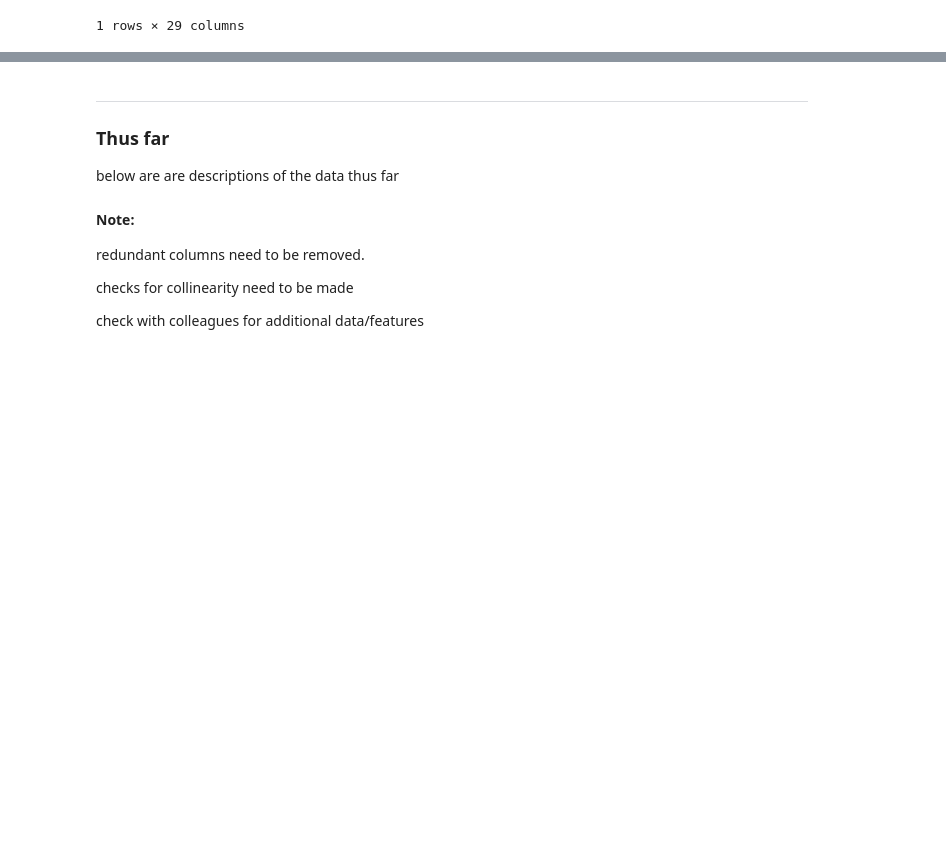
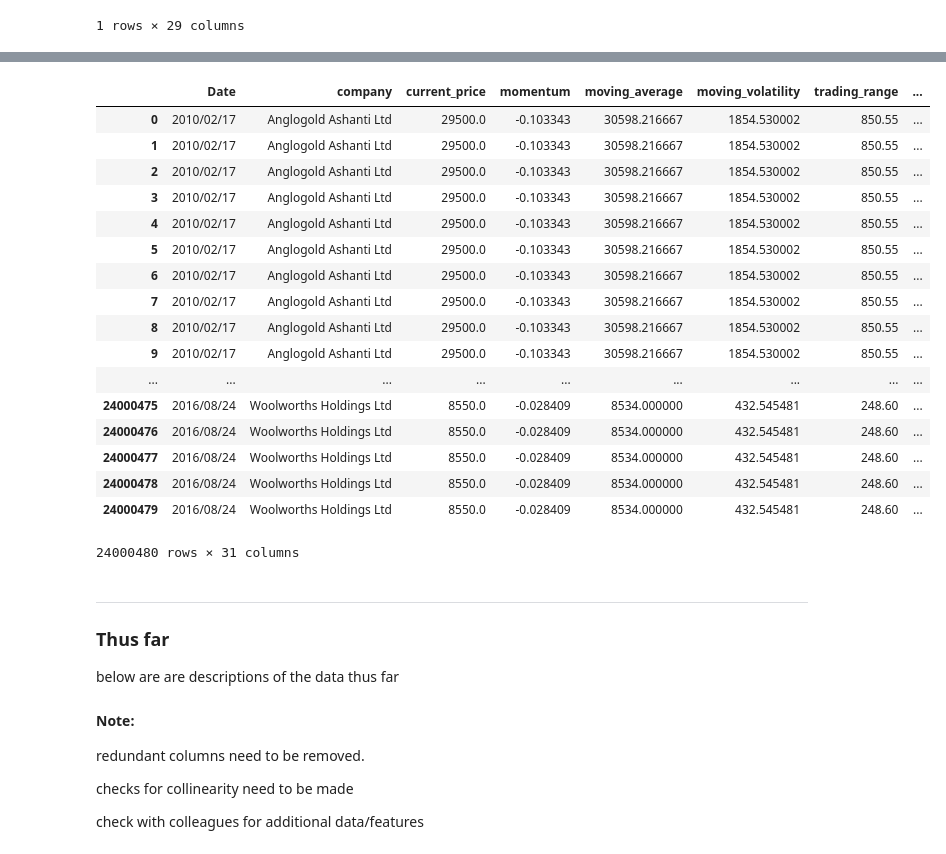
Before and after one commit to Wahe3bru/LinReg, a Jupyter notebook: ResearchBook.ipynb, the cells around one changed output, grey strips where cells are left out. Drawn from its saved outputs; the diff is of its cells as text; code cells hidden in the pictures; blank space fills up the shorter version.

```diff
--- a/ResearchBook.ipynb
+++ b/ResearchBook.ipynb
@@ -140,0 +161,2 @@ df_5.head(1)
+# %%
+oil_df = pd.read_csv('data_source/BrentOil.csv', delimiter=';',parse_dates=True, usecols=[0,1], names=['Date','Brent Oil'], infer_datetime_format=True)
@@ -140,0 +175,6 @@ df_5.head(1)
+# %%
+# Merge with BrentOil and drop unnecessary columns
+df_6 = df_5.merge(oil_df, how='left',
+                 left_on=df_5['Date'],
+                 right_on=oil_df['Date'],
+                 suffixes=('', '_y')).drop('Date_y', axis=1)
@@ -140,0 +191,2 @@ df_5.head(1)
+# %%
+gold_df = pd.read_csv('data_source/Gold.csv', delimiter=';',parse_dates=True, usecols=[0,1], names=['Date','Gold'], infer_datetime_format=True)
@@ -141,3 +202,30 @@ df_5.head(1)
+# %%
+# Merge with Gold and drop unnecessary columns
+df_7 = df_6.merge(gold_df, how='left',
+                 left_on=df_6['Date'].apply(lambda x: x[:4]),
+                 right_on=gold_df['Date'].apply(lambda x: str(x)[-4:]),
+                 suffixes=('', '_y')).drop('Date_y', axis=1)
+# %%
+df_7
+# %% [output]
+|  | Date | company | current_price | momentum | moving_average | moving_volatility | trading_range | ... |
+| 0 | 2010/02/17 | Anglogold Ashanti Ltd | 29500.0 | -0.103343 | 30598.216667 | 1854.530002 | 850.55 | ... |
+| 1 | 2010/02/17 | Anglogold Ashanti Ltd | 29500.0 | -0.103343 | 30598.216667 | 1854.530002 | 850.55 | ... |
+| 2 | 2010/02/17 | Anglogold Ashanti Ltd | 29500.0 | -0.103343 | 30598.216667 | 1854.530002 | 850.55 | ... |
+| 3 | 2010/02/17 | Anglogold Ashanti Ltd | 29500.0 | -0.103343 | 30598.216667 | 1854.530002 | 850.55 | ... |
+| 4 | 2010/02/17 | Anglogold Ashanti Ltd | 29500.0 | -0.103343 | 30598.216667 | 1854.530002 | 850.55 | ... |
+| 5 | 2010/02/17 | Anglogold Ashanti Ltd | 29500.0 | -0.103343 | 30598.216667 | 1854.530002 | 850.55 | ... |
+| 6 | 2010/02/17 | Anglogold Ashanti Ltd | 29500.0 | -0.103343 | 30598.216667 | 1854.530002 | 850.55 | ... |
+| 7 | 2010/02/17 | Anglogold Ashanti Ltd | 29500.0 | -0.103343 | 30598.216667 | 1854.530002 | 850.55 | ... |
+| 8 | 2010/02/17 | Anglogold Ashanti Ltd | 29500.0 | -0.103343 | 30598.216667 | 1854.530002 | 850.55 | ... |
+| 9 | 2010/02/17 | Anglogold Ashanti Ltd | 29500.0 | -0.103343 | 30598.216667 | 1854.530002 | 850.55 | ... |
+| ... | ... | ... | ... | ... | ... | ... | ... | ... |
+| 24000475 | 2016/08/24 | Woolworths Holdings Ltd | 8550.0 | -0.028409 | 8534.000000 | 432.545481 | 248.60 | ... |
+| 24000476 | 2016/08/24 | Woolworths Holdings Ltd | 8550.0 | -0.028409 | 8534.000000 | 432.545481 | 248.60 | ... |
+| 24000477 | 2016/08/24 | Woolworths Holdings Ltd | 8550.0 | -0.028409 | 8534.000000 | 432.545481 | 248.60 | ... |
+| 24000478 | 2016/08/24 | Woolworths Holdings Ltd | 8550.0 | -0.028409 | 8534.000000 | 432.545481 | 248.60 | ... |
+| 24000479 | 2016/08/24 | Woolworths Holdings Ltd | 8550.0 | -0.028409 | 8534.000000 | 432.545481 | 248.60 | ... |
+24000480 rows × 31 columns
 # %% [markdown]
 ---
 ### Thus far
```
Also changed, not shown: parts of 6 cells of this notebook, 1 other file.
